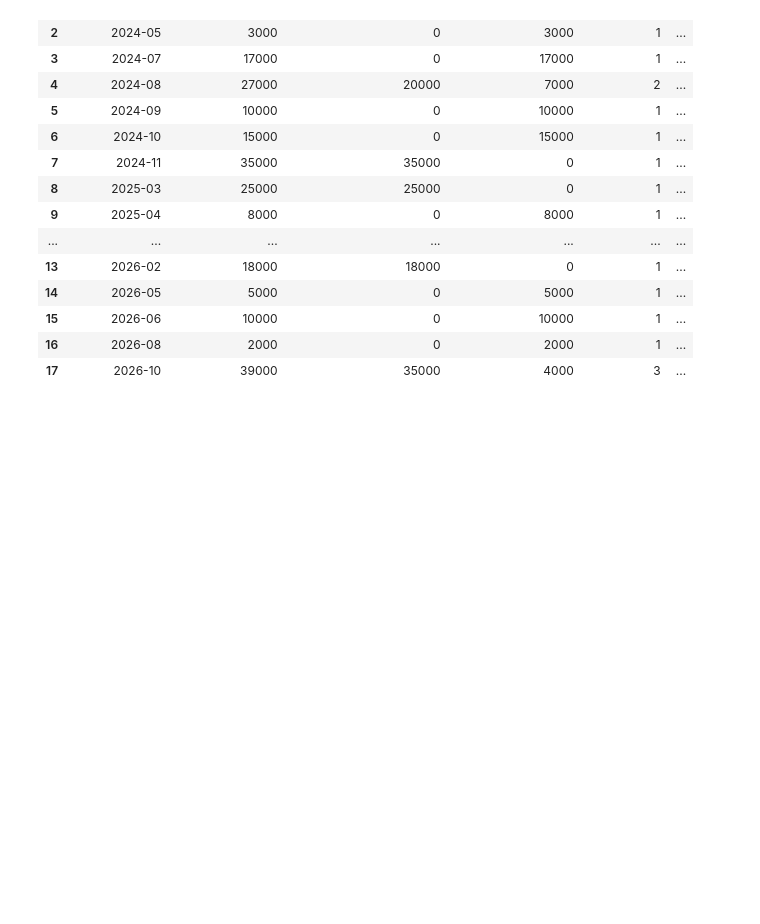
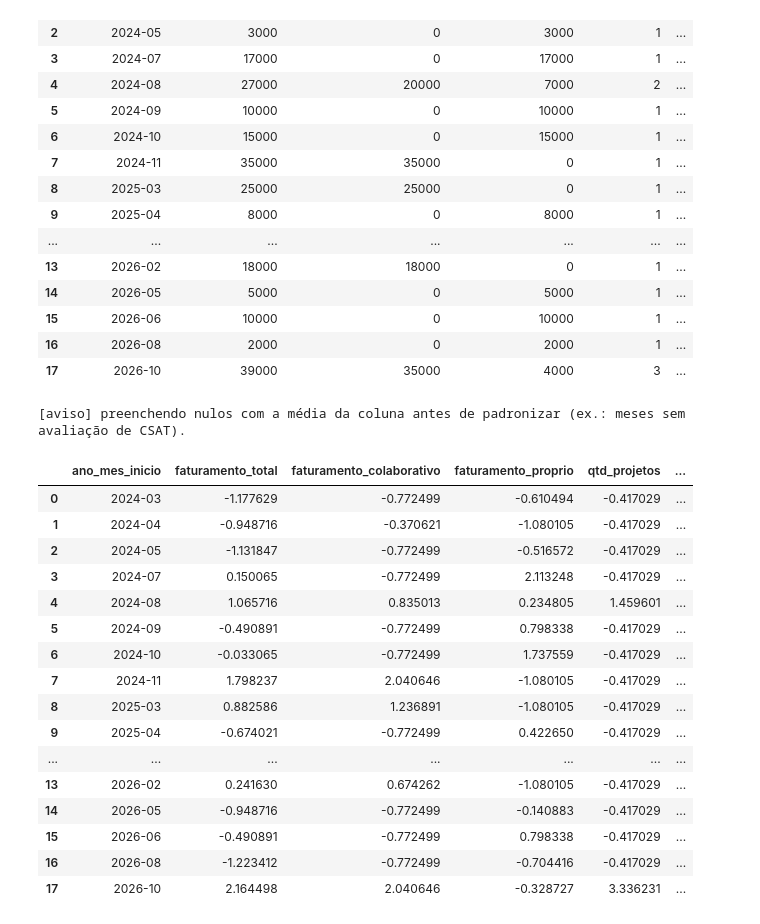
Before and after one commit to Italo27-py/Project_DEX_Asimov, a Jupyter notebook: Code_1.ipynb, the cells around one changed output. Saved outputs shown, nothing was run; the diff lists cells and outputs as text; code cells hidden in the pictures; blank space fills up the shorter version.

Commit message:
padronizacao para alem da base agregada para o cluster

```diff
--- a/Code_1.ipynb
+++ b/Code_1.ipynb
@@ -345,3 +345,45 @@ cluster_base
 | 15 | 2026-06 | 10000 | 0 | 10000 | 1 | ... |
 | 16 | 2026-08 | 2000 | 0 | 2000 | 1 | ... |
 | 17 | 2026-10 | 39000 | 35000 | 4000 | 3 | ... |
+# %%
+colunas_numericas = [
+    'faturamento_total',
+    'faturamento_colaborativo',
+    'faturamento_proprio',
+    'qtd_projetos',
+    'qtd_projetos_impacto',
+    'pct_projetos_impacto',
+    'csat_medio',
+]
+
+def padronizar_variaveis(base, colunas_numericas):
+    base_scaled = base.copy()
+    valores = base[colunas_numericas].copy()
+    if valores.isna().any().any():
+        print('[aviso] preenchendo nulos com a média da coluna antes de padronizar (ex.: meses sem avaliação de CSAT).')
+        valores = valores.fillna(valores.mean(numeric_only=True))
+    scaler = StandardScaler()
+    base_scaled[colunas_numericas] = scaler.fit_transform(valores)
+    return base_scaled, scaler
+
+cluster_base_scaled, scaler = padronizar_variaveis(cluster_base, colunas_numericas)
+cluster_base_scaled
+# %% [output]
+[aviso] preenchendo nulos com a média da coluna antes de padronizar (ex.: meses sem avaliação de CSAT).
+|  | ano_mes_inicio | faturamento_total | faturamento_colaborativo | faturamento_proprio | qtd_projetos | ... |
+| 0 | 2024-03 | -1.177629 | -0.772499 | -0.610494 | -0.417029 | ... |
+| 1 | 2024-04 | -0.948716 | -0.370621 | -1.080105 | -0.417029 | ... |
+| 2 | 2024-05 | -1.131847 | -0.772499 | -0.516572 | -0.417029 | ... |
+| 3 | 2024-07 | 0.150065 | -0.772499 | 2.113248 | -0.417029 | ... |
+| 4 | 2024-08 | 1.065716 | 0.835013 | 0.234805 | 1.459601 | ... |
+| 5 | 2024-09 | -0.490891 | -0.772499 | 0.798338 | -0.417029 | ... |
+| 6 | 2024-10 | -0.033065 | -0.772499 | 1.737559 | -0.417029 | ... |
+| 7 | 2024-11 | 1.798237 | 2.040646 | -1.080105 | -0.417029 | ... |
+| 8 | 2025-03 | 0.882586 | 1.236891 | -1.080105 | -0.417029 | ... |
+| 9 | 2025-04 | -0.674021 | -0.772499 | 0.422650 | -0.417029 | ... |
+| ... | ... | ... | ... | ... | ... | ... |
+| 13 | 2026-02 | 0.241630 | 0.674262 | -1.080105 | -0.417029 | ... |
+| 14 | 2026-05 | -0.948716 | -0.772499 | -0.140883 | -0.417029 | ... |
+| 15 | 2026-06 | -0.490891 | -0.772499 | 0.798338 | -0.417029 | ... |
+| 16 | 2026-08 | -1.223412 | -0.772499 | -0.704416 | -0.417029 | ... |
+| 17 | 2026-10 | 2.164498 | 2.040646 | -0.328727 | 3.336231 | ... |
```
Also changed, not shown: parts of 6 cells of this notebook.
